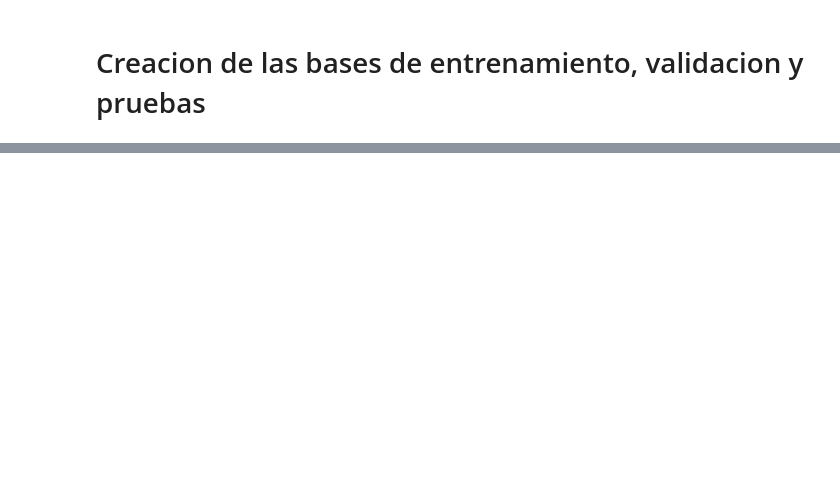
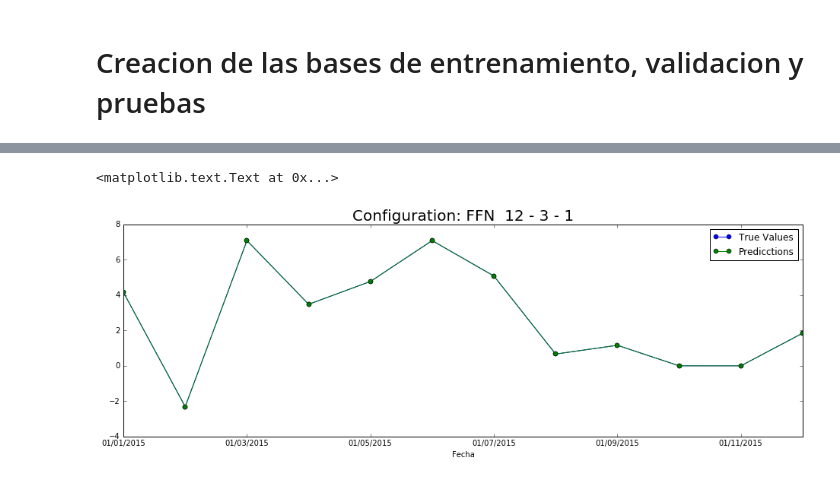
Before and after one commit to Ark93/RedNeuronal, a Jupyter notebook: FFNN.ipynb, the cells around one changed output, grey strips where cells are left out. Saved outputs shown, nothing was run; the diff lists cells and outputs as text; code cells hidden in the pictures; blank space fills up the shorter version.

```diff
--- a/FFNN.ipynb
+++ b/FFNN.ipynb
@@ -206,0 +235,9 @@ predictions = ffn.activateOnDataset(TestDS)
+# %%
+plt.figure()
+TStestOutputs.plot(style= 'o-', label = "True Values")
+TStestPredictions.plot(style = 'o-', label = "Predicctions")
+plt.legend()
+plt.title('Configuration: FFN  12 - 3 - 1', fontsize = 20)
+# %% [output]
+<matplotlib.text.Text at 0x...>
+[figure, added]
```
Also changed, not shown: parts of 26 cells of this notebook.
